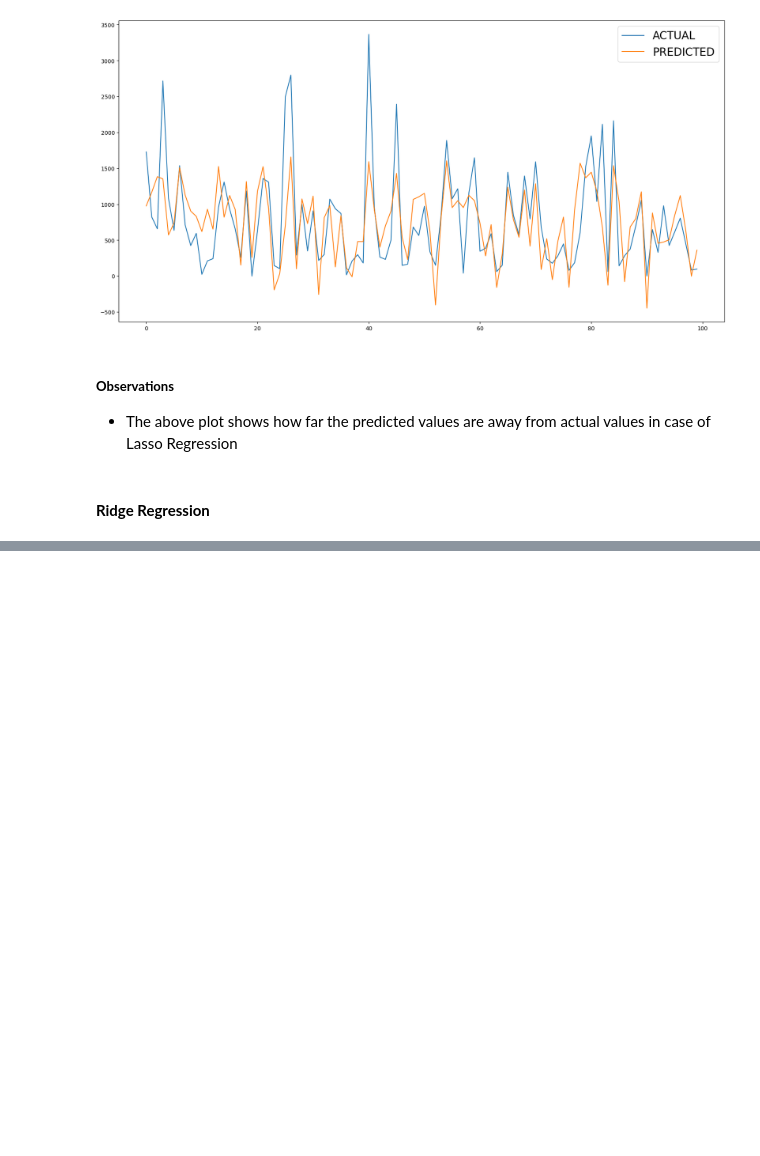
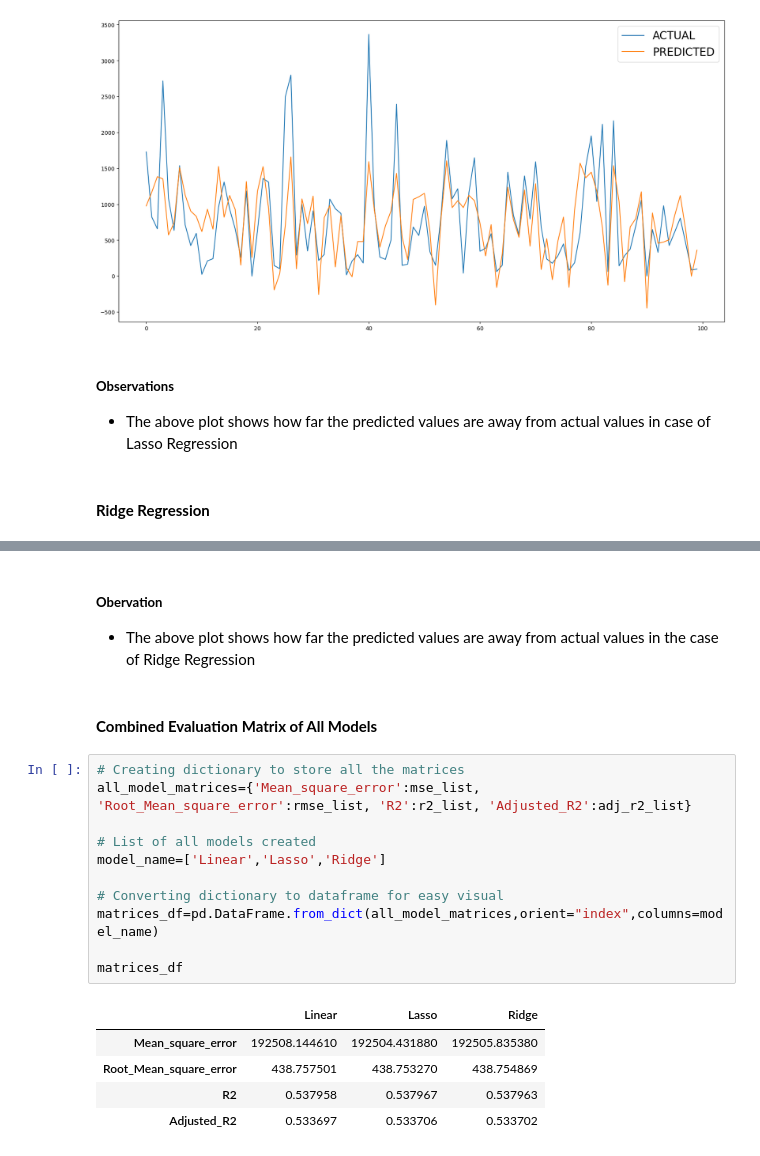
Before and after one commit to toddwalters/pgaiml-python-coding-examples, a Jupyter notebook: machine-learning/projects/section-05_capstone_project/session5-ML-Capstone-Notebook.ipynb, the cells around one changed output, grey strips where cells are left out. Drawn from its saved outputs; the diff is of its cells as text; blank space fills up the shorter version.

```diff
--- a/machine-learning/projects/section-05_capstone_project/session5-ML-Capstone-Notebook.ipynb
+++ b/machine-learning/projects/section-05_capstone_project/session5-ML-Capstone-Notebook.ipynb
@@ -624,0 +654,22 @@ Adjusted R2 : 0.5337058845010292
+# %% [markdown]
+##### **Obervation**
+- The above plot shows how far the predicted values are away from actual values in the case of Ridge Regression
+# %% [markdown]
+#### **Combined Evaluation Matrix of All Models**
+# %%
+# Creating dictionary to store all the matrices
+all_model_matrices={'Mean_square_error':mse_list, 'Root_Mean_square_error':rmse_list, 'R2':r2_list, 'Adjusted_R2':adj_r2_list}
+
+# List of all models created
+model_name=['Linear','Lasso','Ridge']
+
+# Converting dictionary to dataframe for easy visual
+matrices_df=pd.DataFrame.from_dict(all_model_matrices,orient="index",columns=model_name)
+
+matrices_df
+# %% [output]
+|  | Linear | Lasso | Ridge |
+| Mean_square_error | 192508.144610 | 192504.431880 | 192505.835380 |
+| Root_Mean_square_error | 438.757501 | 438.753270 | 438.754869 |
+| R2 | 0.537958 | 0.537967 | 0.537963 |
+| Adjusted_R2 | 0.533697 | 0.533706 | 0.533702 |
```
Also changed, not shown: parts of 8 cells of this notebook.
